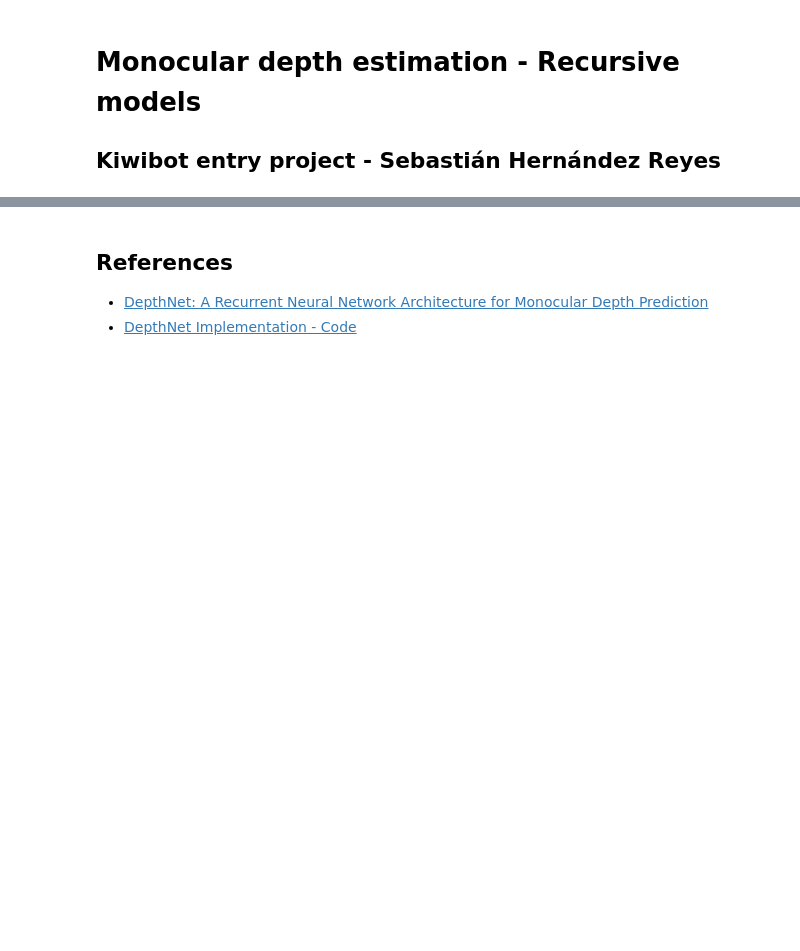
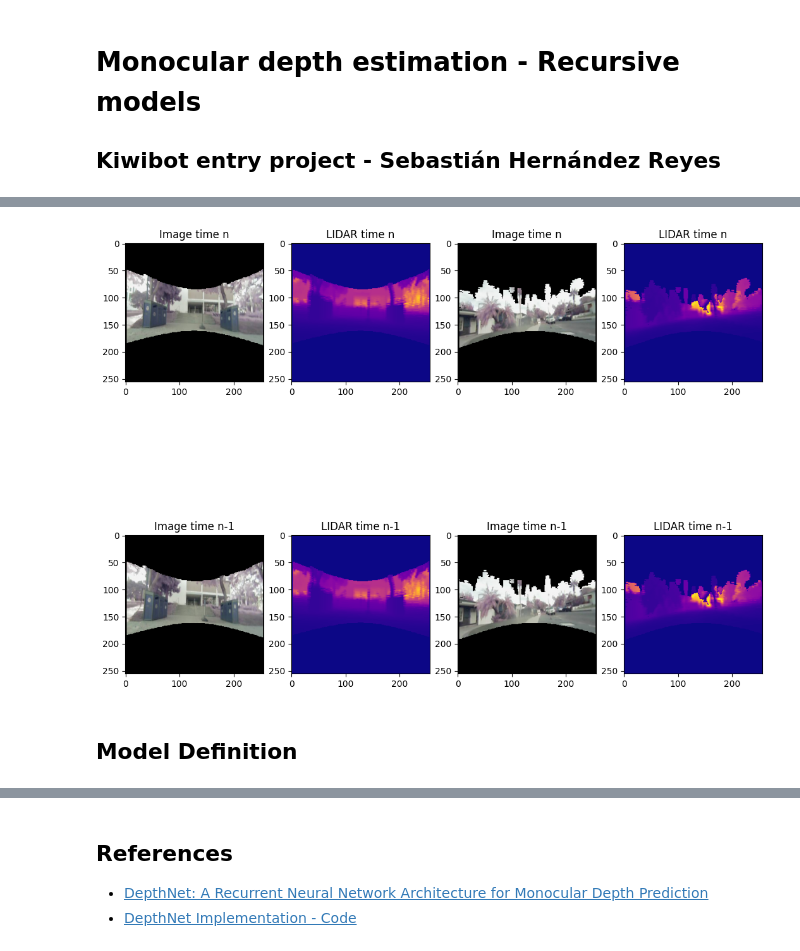
Before and after one commit to juansebashr/depth-estimation, a Jupyter notebook: notebooks/rnn-depth-estimation.ipynb, the cells around one changed output, grey strips where cells are left out. Saved outputs shown, nothing was run; the diff lists cells and outputs as text; code cells hidden in the pictures; blank space fills up the shorter version.

Commit message:
Training and testing the models

```diff
--- a/notebooks/rnn-depth-estimation.ipynb
+++ b/notebooks/rnn-depth-estimation.ipynb
@@ -7,0 +327,31 @@ Following we experimented with a DephNet model, that is a modified U-Net with LS
+# %%
+transformed_dataset = TimedLidarDepthDataset(metadata_path, images_dir, transform=transforms.Compose([
+    Resize(256, 256),
+    ApplyMask(),
+    PrepareForNet(),
+]))
+# %%
+# Check out some images
+fig, ax = plt.subplots(2, 4, figsize=(13, 11))
+
+
+for i in range(2):
+    N = random.randint(0, len(dataset))
+
+    sample = transformed_dataset.__getitem__(N)
+    images = sample['image']
+    maps = sample['depth_map']
+
+    ax[0,2*i].imshow(images[0].permute(1, 2, 0))
+    ax[0,2*i].set_title('Image time n')
+    ax[1,2*i].imshow(images[1].permute(1, 2, 0))
+    ax[1,2*i].set_title('Image time n-1')
+
+    ax[0,2*i+1].imshow(maps[0].squeeze(), cmap='plasma')
+    ax[0,2*i+1].set_title('LIDAR time n')
+    ax[1,2*i+1].imshow(maps[0].squeeze(), cmap='plasma')
+    ax[1,2*i+1].set_title('LIDAR time n-1')
+
+plt.show()
+# %% [output]
+[figure, added]
@@ -7,0 +363,2 @@ Following we experimented with a DephNet model, that is a modified U-Net with LS
+# %% [markdown]
+## Model Definition
```
Also changed, not shown: parts of 39 cells of this notebook, 39 other files.
